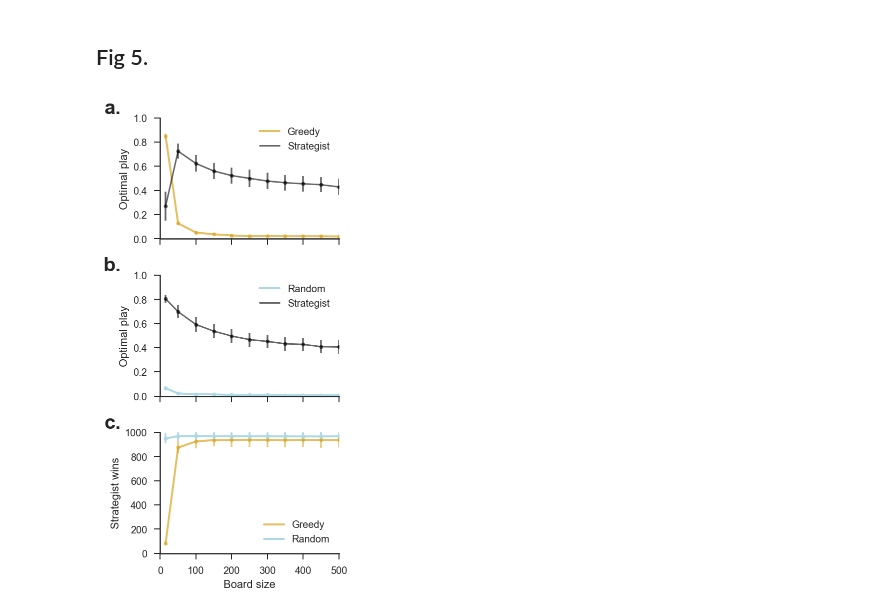
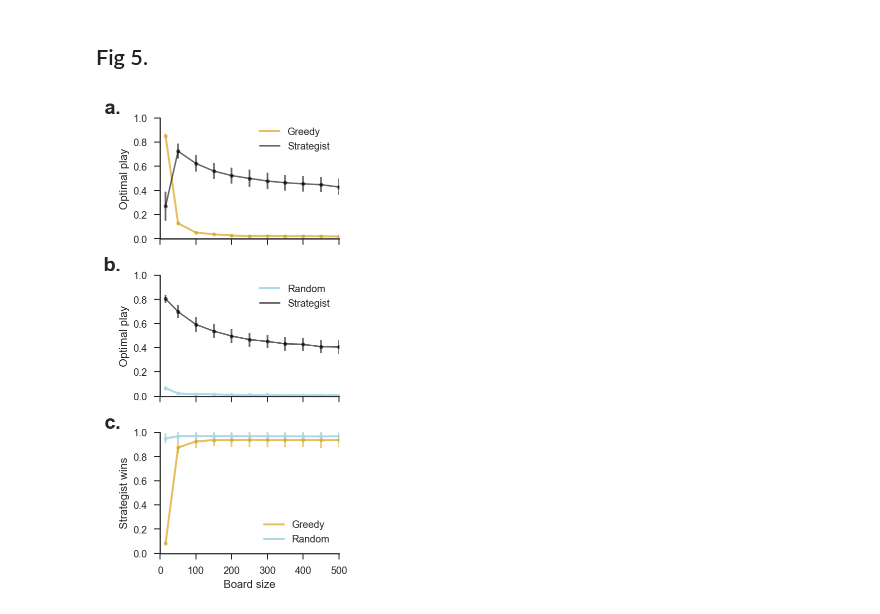
Before and after one commit to CoAxLab/azad, a Jupyter notebook: notebooks/figures.ipynb, the cells around one changed output. Drawn from its saved outputs; the diff is of its cells as text; code cells hidden in the pictures.

```diff
--- a/notebooks/figures.ipynb
+++ b/notebooks/figures.ipynb
@@ -284,42 +284,43 @@ _ = ax[1].errorbar(x=g, y=m, yerr=s, fmt='o', color='black', alpha=0.6, markersi
 _ = ax[1].plot(g, m, '-', color='black', linewidth=1.5, alpha=0.6, label="Strategist")
 
 _ = ax[1].legend()
-# _ = ax[1].set_xlabel("Board size")
 _ = ax[1].set_ylabel("Optimal play")
 _ = ax[1].set_ylim(0, 1.0)
 _ = ax[2].set_xlim(0, 500)
 _ = ax[1].text(-0.22, 1.15, "b.", transform=ax[1].transAxes,
       fontsize=20, fontweight='bold', va='top', ha='right')
 
 # --------------------------------------------------------------
 # WINS
+n_eval = 1000.0
+
 # Greedy
 g, m, s = [], [], []
 for i, (game, v) in enumerate(exp_24_a.items()):
     g.append(game[1])
-    m.append(np.mean(v["wins"]))
-    s.append(2*st.sem(v["wins"]))
+    m.append(np.mean(v["wins"])/n_eval)
+    s.append(2*st.sem(v["wins"])/n_eval)
 _ = ax[2].errorbar(x=g, y=m, yerr=s, fmt='o', color='goldenrod', alpha=0.6, markersize=4)
 _ = ax[2].plot(g, m, linestyle="-", linewidth=2, color='goldenrod', alpha=0.7, label="Greedy")
 
 # Random
 g, m, s = [], [], []
 for i, (game, v) in enumerate(exp_24_b.items()):
     g.append(game[1])
-    m.append(np.mean(v["wins"]))
-    s.append(2*st.sem(v["wins"]))
+    m.append(np.mean(v["wins"])/n_eval)
+    s.append(2*st.sem(v["wins"])/n_eval)
 _ = ax[2].errorbar(x=g, y=m, yerr=s, fmt='o', color='lightblue', alpha=1.0, markersize=4)
 _ = ax[2].plot(g, m, linestyle="-", linewidth=2, color='lightblue', label="Random")
 _ = ax[2].text(-0.22, 1.15, "c.", transform=ax[2].transAxes,
       fontsize=20, fontweight='bold', va='top', ha='right')
 
 _ = ax[2].legend()
 _ = ax[2].set_xlabel("Board size")
 _ = ax[2].set_ylabel("Strategist wins")
-_ = ax[2].set_ylim(0, 1000)
+_ = ax[2].set_ylim(0, 1)
 _ = ax[2].set_xlim(0, 500)
 
 _ = sns.despine()
 _ = fig.subplots_adjust(hspace=.3)
 # %% [output]
-[figure, old version]
+[figure, new version]
```
